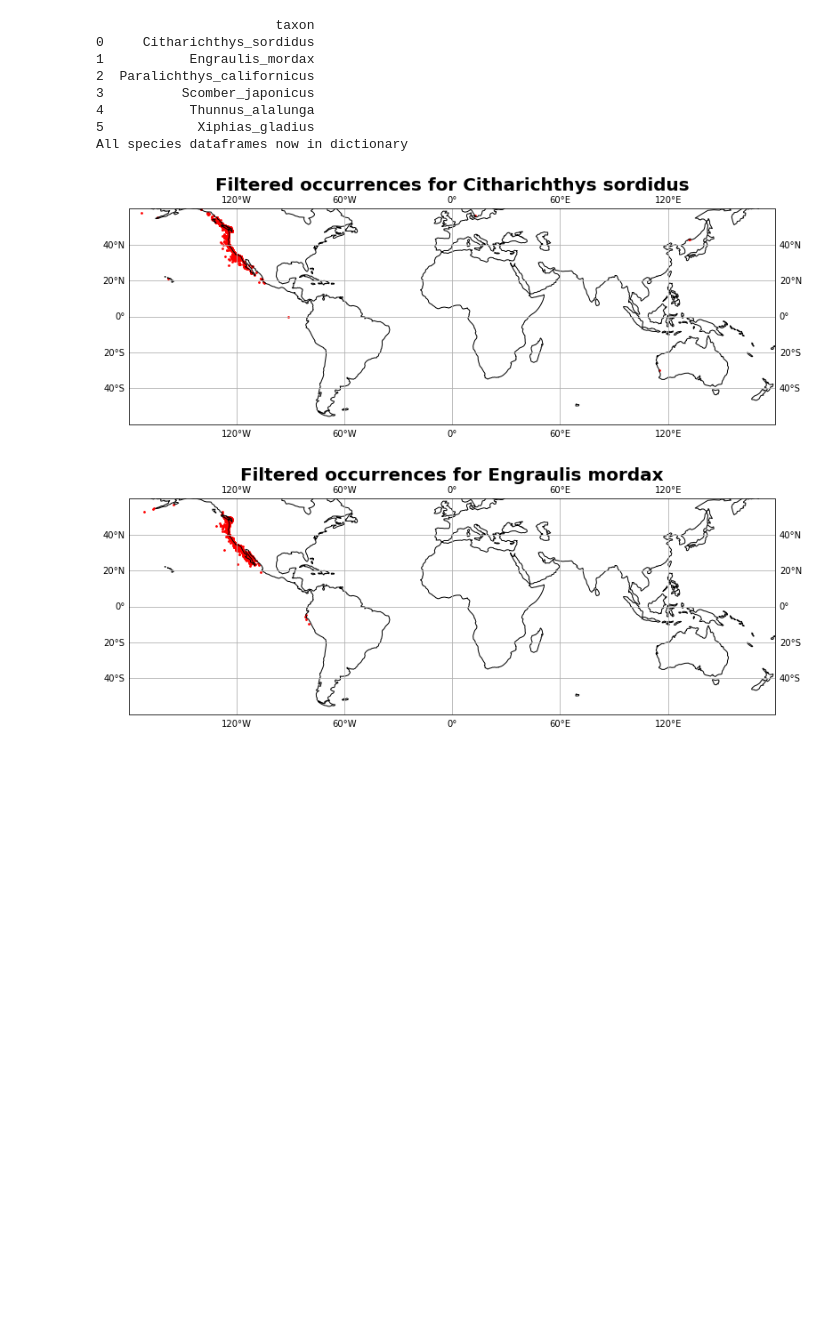
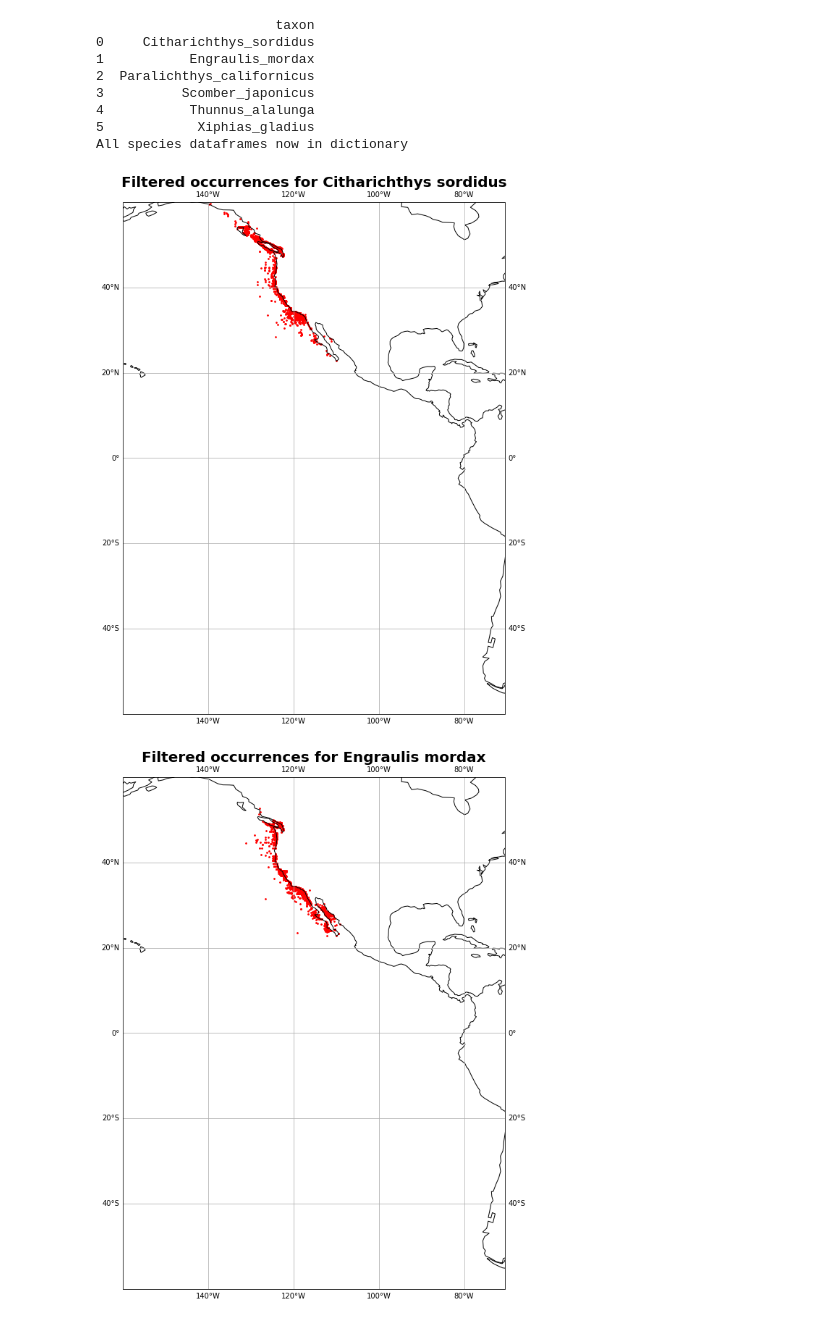
Before and after one commit to maddie-aos/CPSC_597, a Jupyter notebook: dnn_code/step2_spec_occurrence.ipynb, the cells around one changed output. Cells and saved outputs as stored; diff of their text form; code cells hidden in the pictures; blank space fills up the shorter version.

```diff
--- a/dnn_code/step2_spec_occurrence.ipynb
+++ b/dnn_code/step2_spec_occurrence.ipynb
@@ -48,33 +48,33 @@ for key in species_occ_dict:
 
 
 
     fig = plt.figure(figsize=(13,13))
     ax = fig.add_subplot(1,1,1,projection = ccrs.PlateCarree())
     ax.add_feature(cfeature.COASTLINE)
-    ax.set_extent([-180.5, 180.5, -60, 60], crs=ccrs.PlateCarree())
+    ax.set_extent([-160, -70.5, -60, 60], crs=ccrs.PlateCarree())
 
     ax.gridlines(draw_labels=True, dms=True, x_inline=False, y_inline=False)
     plt.scatter(x=lon,y=lat,color='red',s=3, alpha=1, transform = ccrs.PlateCarree())
 
     #ax.plot(-117.1625, 32.715, 'bo', markersize=5, transform=ccrs.PlateCarree())
     #ax.text(-119.05, 32.6, 'San Diego', transform=ccrs.PlateCarree())
 
     #ax.plot(-118.2437, 34.0522, 'bo', markersize=5, transform=ccrs.PlateCarree())
     #ax.text(-120.5, 33.5, 'Los Angeles', transform=ccrs.PlateCarree())
 
     #ax.plot(-119.698189, 34.420830, 'bo', markersize=5, transform=ccrs.PlateCarree())
     #ax.text(-119.5, 34.5, 'Santa Barbara', transform=ccrs.PlateCarree())
 
     #ax.plot(-121.898460, 36.603954, 'bo', markersize=5, transform=ccrs.PlateCarree())
     #ax.text(-121.75, 36.5, 'Monterey Bay', transform=ccrs.PlateCarree())
 
     #ax.plot(-122.4194, 37.7749, 'bo', markersize=5, transform=ccrs.PlateCarree())
     #ax.text(-122, 37.65, 'San Francisco', transform=ccrs.PlateCarree())
 
     spec_t=spec.replace("_"," ")
     plt.title("Filtered occurrences for %s"%spec_t,fontsize=20,fontweight="bold")
     plt.savefig(file_dir2+'/results/fish/{}/{}_occurrence_map.jpeg'.format(spec,spec),pad_inches=0.0, bbox_inches='tight')
     plt.savefig(file_dir2+'/results/fish/{}/{}_occurrence_map.png'.format(spec,spec),pad_inches=0.0, bbox_inches='tight')
 # %% [output]
-[figure, old version]
+[figure, new version]
-[figure, old version]
+[figure, new version]
```
Also changed, not shown: parts of 1 cell of this notebook, 44 other files.
